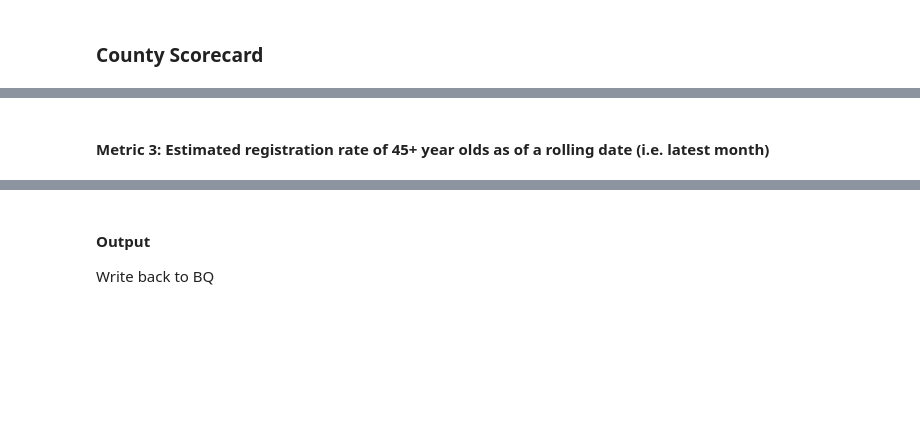
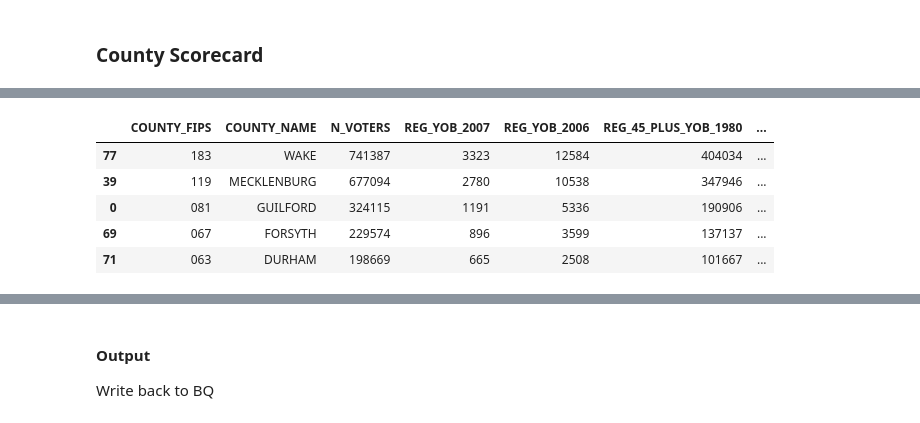
Before and after one commit to CivicsCenter/north-carolina, a Jupyter notebook: nc_scorecard_output_20250503.ipynb, the cells around one changed output, grey strips where cells are left out. Cells and saved outputs as stored; diff of their text form; code cells hidden in the pictures; blank space fills up the shorter version.

```diff
--- a/nc_scorecard_output_20250503.ipynb
+++ b/nc_scorecard_output_20250503.ipynb
@@ -124,0 +171,20 @@ df_reg_est = df.copy()
+# %%
+# Define column names
+EST_REG_18_YO_AS_OF_ROLLING = 'EST_REG_18_YO_AS_OF_' + data_date_suffix # col name for estimated 18yo as of rolling date
+
+# Birthday splits 18 yo vs. 19 yo in voter file (hypothetical)
+earliest_bday_18 = as_of_data_date - pd.tseries.offsets.DateOffset(years=19) + pd.tseries.offsets.DateOffset(days=1) # earliest possible bday for 18yo
+
+n_bdays_of_18_early = pd.Timestamp(str(earliest_18_yob) +"-12-31") - earliest_bday_18 # number of possible bdays of 18 yos in earlier 18 yo year of birth
+n_total_days_of_early_year = pd.Timestamp(str(earliest_18_yob) +"-12-31") - pd.Timestamp(str(earliest_18_yob) +"-01-01") # number of total birthdays in earlier 18 yo year of birth (should be 365)
+
+# Discounts
+    # Share of 18yo in late year
+share_18_late_year = 1
+
+    # Share of 18yo in early year
+share_18_early_year = n_bdays_of_18_early / n_total_days_of_early_year
+
+    # CHECKS
+print("share of 18 yo in late year: {}".format(share_18_late_year))
+print("share of 18 yo in early year: {}".format(share_18_early_year))
@@ -125,11 +194,7 @@ df_reg_est = df.copy()
 # %%
+# Calculate numerator (registrants)
+df_reg_est[EST_REG_18_YO_AS_OF_ROLLING] = df_reg_est[REG_YOB_LATE_YEAR] * share_18_late_year  + df_reg_est[REG_YOB_EARLY_YEAR] * share_18_early_year
+
 # Calculate estimated registration rate
-
-N_VOTERS_18_AS_OF_DATA_DATE = 'N_VOTERS_18_AS_OF_'+ data_date_suffix # col name for estimated 18yo voters as of rolling date
-
-
-EST_REG_RATE_18_YO_AS_OF_DATA_DATE = 'EST_REG_RATE_18_YO_AS_OF_' + data_date_suffix # col name for estimated 18yo as of rolling date
-
-df_reg_est[EST_REG_RATE_18_YO_AS_OF_DATA_DATE] = df_reg_est[N_VOTERS_18_AS_OF_DATA_DATE] / df_reg_est[EST_17_OR_18_OR_19_YO_THIS_YEAR] # estimated registered 18yo over ACS 18yo population estimate
-
-df_reg_est.sort_values('EST_15_TO_17_YO', ascending=False)
+EST_REG_RATE_18_YO_AS_OF_ROLLING = 'EST_REG_RATE_18_YO_AS_OF_' + data_date_suffix # col name for estimated 18yo as of rolling date
+df_reg_est[EST_REG_RATE_18_YO_AS_OF_ROLLING] = df_reg_est[EST_REG_18_YO_AS_OF_ROLLING] / df_reg_est[EST_18_YO_THIS_YEAR] # estimated registered 18yo over ACS 18yo population estimate
@@ -150,2 +201,10 @@ df_reg_est.sort_values('EST_15_TO_17_YO', ascending=False)
-# %% [markdown]
-#### Metric 3: Estimated registration rate of 45+ year olds as of a rolling date (i.e. latest month)
+# %%
+df_reg_est = df_reg_est.sort_values('N_VOTERS', ascending=False)
+df_reg_est.head()
+# %% [output]
+|  | COUNTY_FIPS | COUNTY_NAME | N_VOTERS | REG_YOB_2007 | REG_YOB_2006 | REG_45_PLUS_YOB_1980 | ... |
+| 77 | 183 | WAKE | 741387 | 3323 | 12584 | 404034 | ... |
+| 39 | 119 | MECKLENBURG | 677094 | 2780 | 10538 | 347946 | ... |
+| 0 | 081 | GUILFORD | 324115 | 1191 | 5336 | 190906 | ... |
+| 69 | 067 | FORSYTH | 229574 | 896 | 3599 | 137137 | ... |
+| 71 | 063 | DURHAM | 198669 | 665 | 2508 | 101667 | ... |
```
Also changed, not shown: parts of 35 cells of this notebook, 7 other files.
